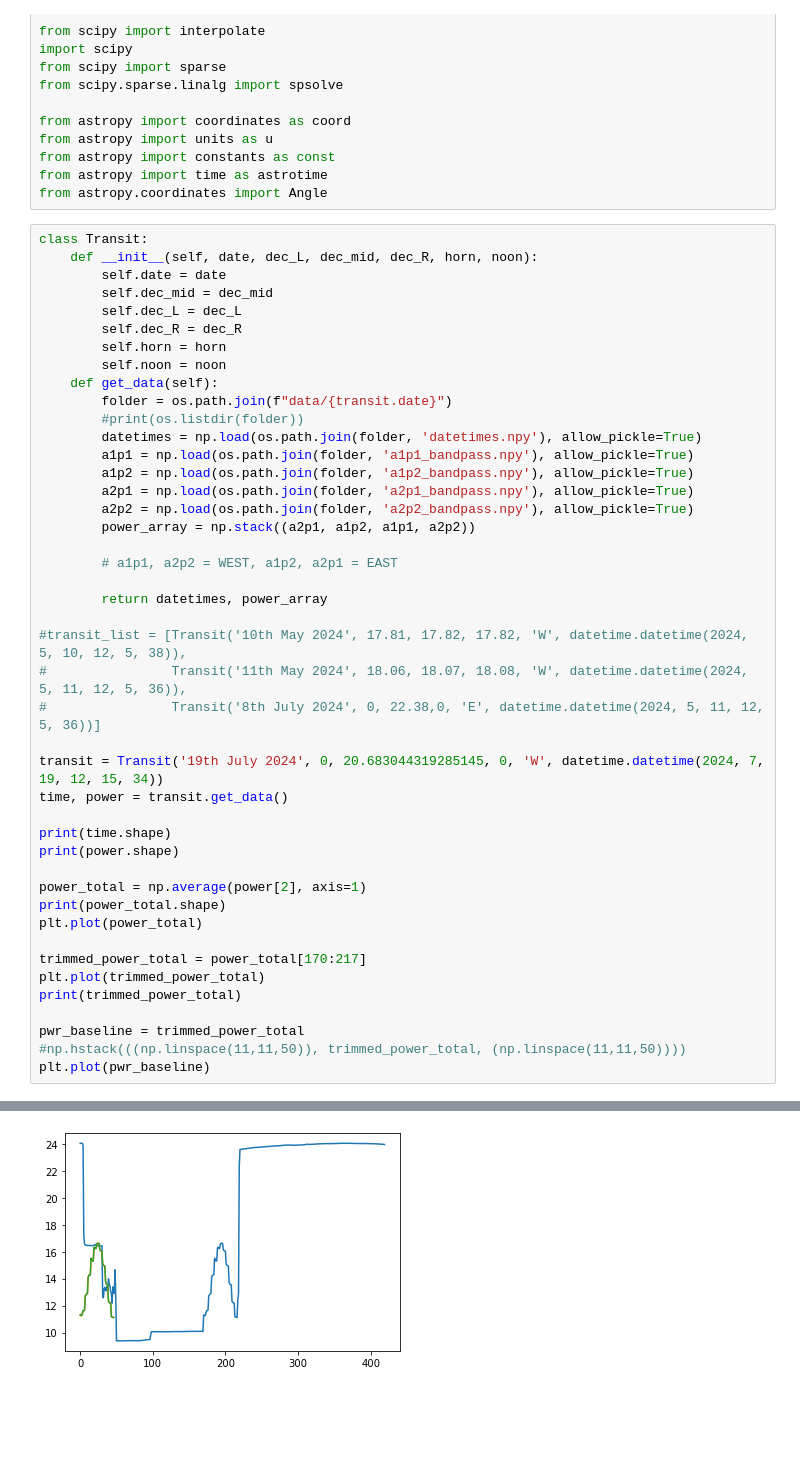
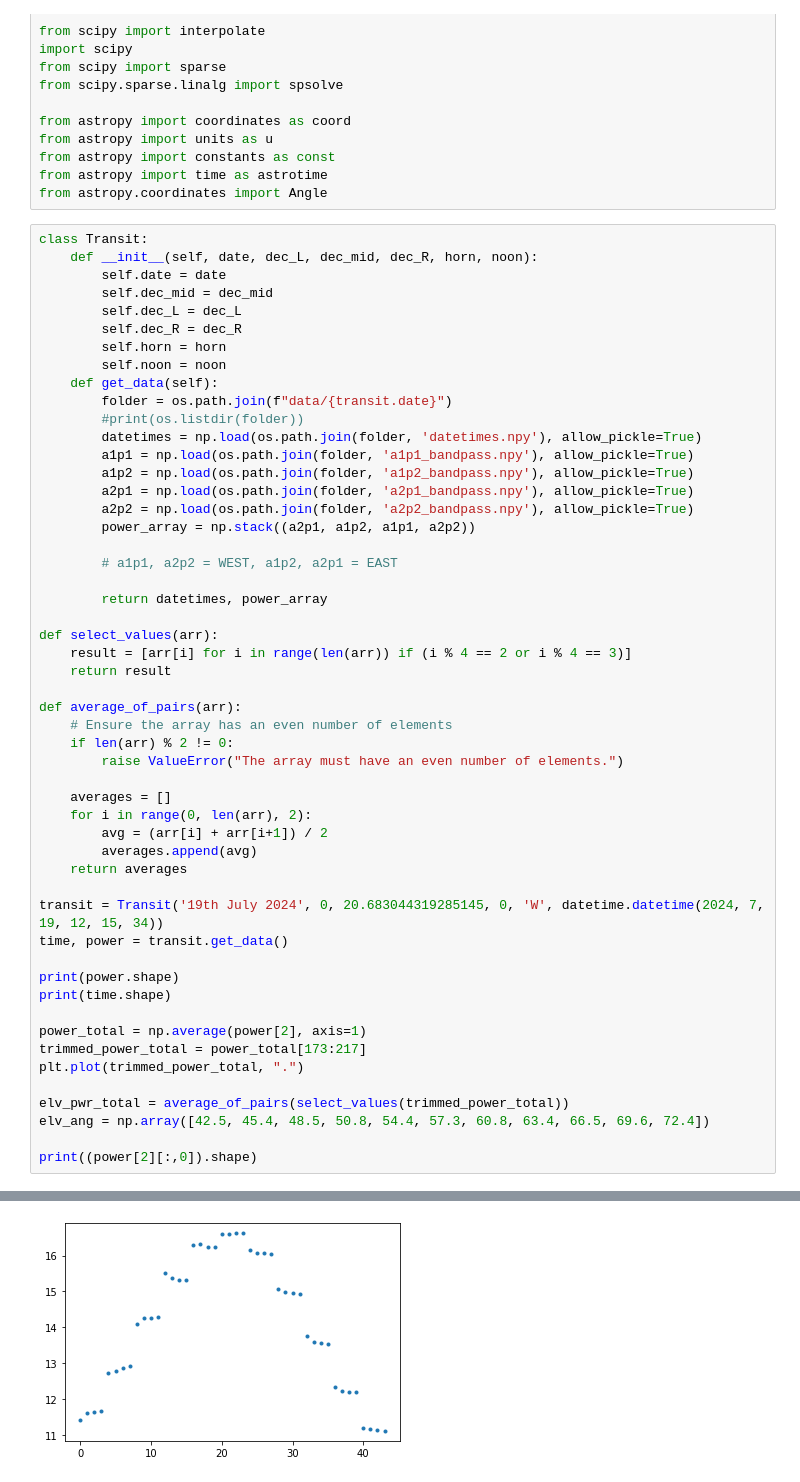
Before and after one commit to louis-hurrey/L-BASS, a Jupyter notebook: elevation_scan.ipynb, the cells around one changed output, grey strips where cells are left out. Saved outputs shown, nothing was run; the diff lists cells and outputs as text; blank space fills up the shorter version.

```diff
--- a/elevation_scan.ipynb
+++ b/elevation_scan.ipynb
@@ -38,25 +38,33 @@ class Transit:
 
         return datetimes, power_array
 
-#transit_list = [Transit('10th May 2024', 17.81, 17.82, 17.82, 'W', datetime.datetime(2024, 5, 10, 12, 5, 38)),
-#                Transit('11th May 2024', 18.06, 18.07, 18.08, 'W', datetime.datetime(2024, 5, 11, 12, 5, 36)),
-#                Transit('8th July 2024', 0, 22.38,0, 'E', datetime.datetime(2024, 5, 11, 12, 5, 36))]
+def select_values(arr):
+    result = [arr[i] for i in range(len(arr)) if (i % 4 == 2 or i % 4 == 3)]
+    return result
+
+def average_of_pairs(arr):
+    # Ensure the array has an even number of elements
+    if len(arr) % 2 != 0:
+        raise ValueError("The array must have an even number of elements.")
+
+    averages = []
+    for i in range(0, len(arr), 2):
+        avg = (arr[i] + arr[i+1]) / 2
+        averages.append(avg)
+    return averages
 
 transit = Transit('19th July 2024', 0, 20.683044319285145, 0, 'W', datetime.datetime(2024, 7, 19, 12, 15, 34))
 time, power = transit.get_data()
 
+print(power.shape)
 print(time.shape)
-print(power.shape)
 
 power_total = np.average(power[2], axis=1)
-print(power_total.shape)
-plt.plot(power_total)
+trimmed_power_total = power_total[173:217]
+plt.plot(trimmed_power_total, ".")
 
-trimmed_power_total = power_total[170:217]
-plt.plot(trimmed_power_total)
-print(trimmed_power_total)
+elv_pwr_total = average_of_pairs(select_values(trimmed_power_total))
+elv_ang = np.array([42.5, 45.4, 48.5, 50.8, 54.4, 57.3, 60.8, 63.4, 66.5, 69.6, 72.4])
 
-pwr_baseline = trimmed_power_total
-#np.hstack(((np.linspace(11,11,50)), trimmed_power_total, (np.linspace(11,11,50))))
-plt.plot(pwr_baseline)
+print((power[2][:,0]).shape)
 # %% [output]
@@ -75 +74 @@ plt.plot(pwr_baseline)
-[figure, old version]
+[figure, new version]
```
Also changed, not shown: parts of 6 cells of this notebook, 2 other files.
